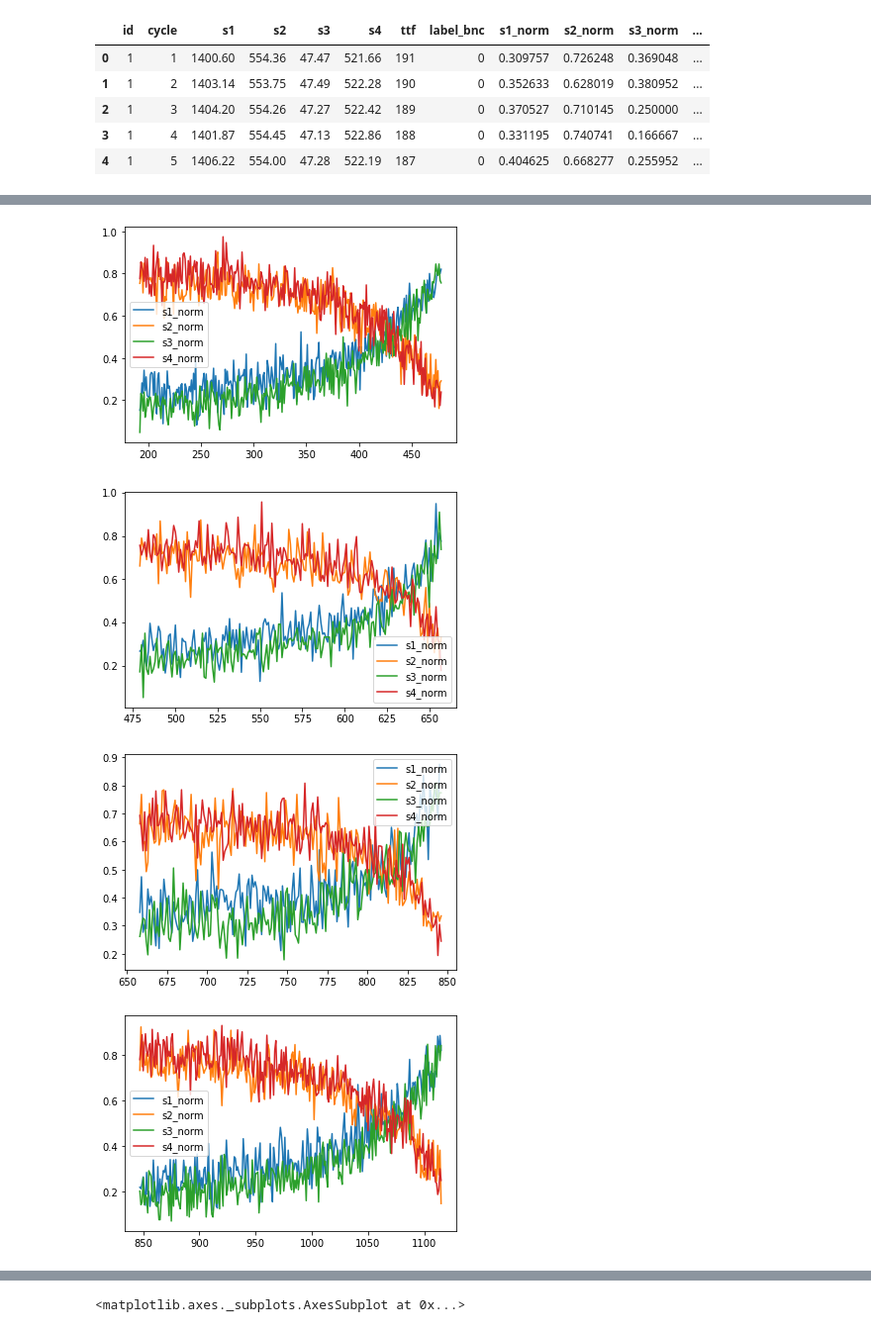
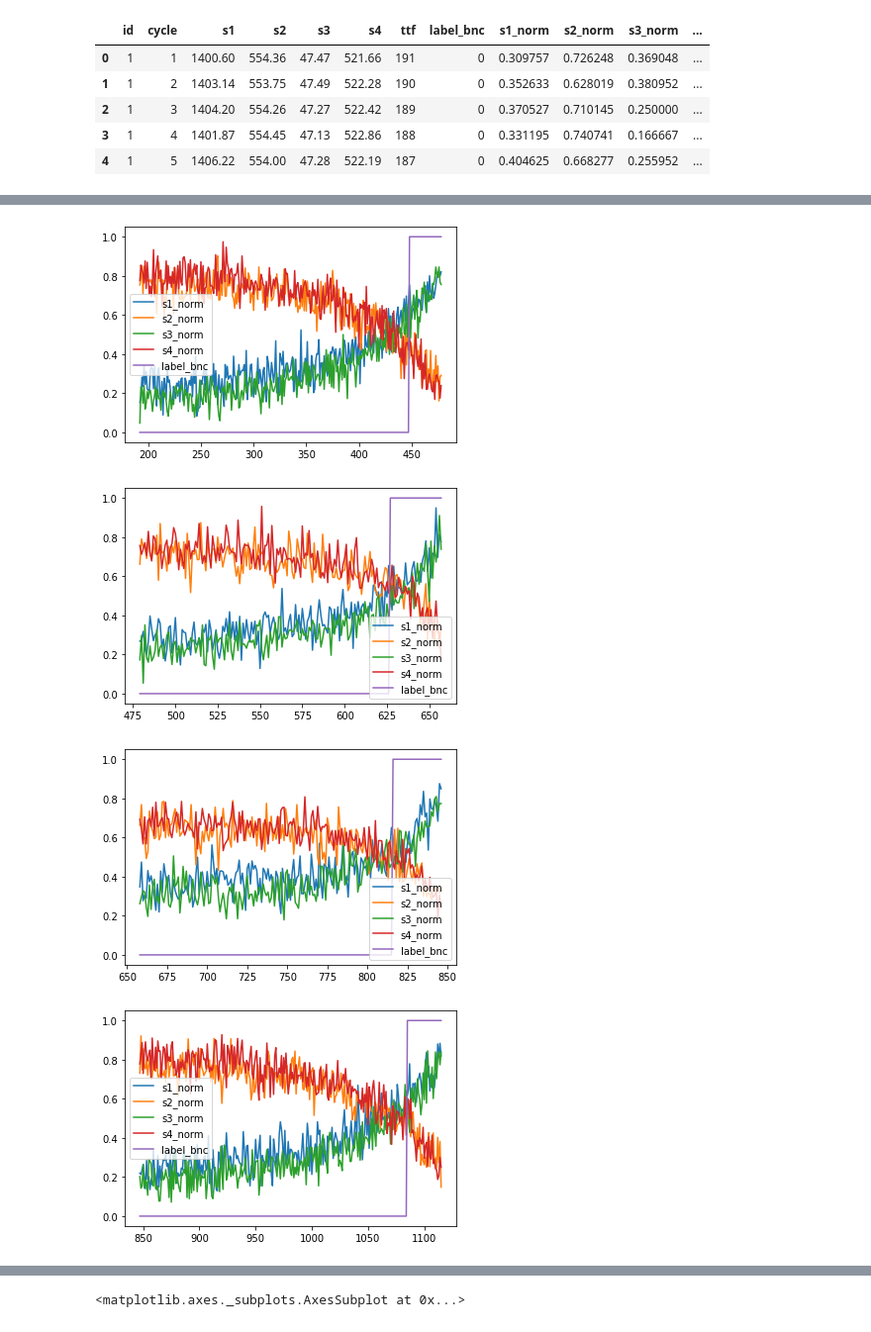
Before and after one commit to lxgrf/msc_statlearn, a Jupyter notebook: py_assignment_rough.ipynb, the cells around one changed output, grey strips where cells are left out. Shown at 99% size. Drawn from its saved outputs; the diff is of its cells as text; code cells hidden in the pictures.

```diff
--- a/py_assignment_rough.ipynb
+++ b/py_assignment_rough.ipynb
@@ -67,5 +67,5 @@ trainraw.head()
 # %%
 # Normalised plots
 for i in range(1,11):
-    trainraw[trainraw.id == i][["s1_norm","s2_norm","s3_norm","s4_norm"]].plot.line()
+    trainraw[trainraw.id == i][["s1_norm","s2_norm","s3_norm","s4_norm","label_bnc"]].plot.line()
 # %% [output]
@@ -73,4 +73,4 @@ for i in range(1,11):
-[figure, old version]
+[figure, new version]
-[figure, old version]
+[figure, new version]
-[figure, old version]
+[figure, new version]
-[figure, old version]
+[figure, new version]
```
Also changed, not shown: parts of 1 cell of this notebook.
